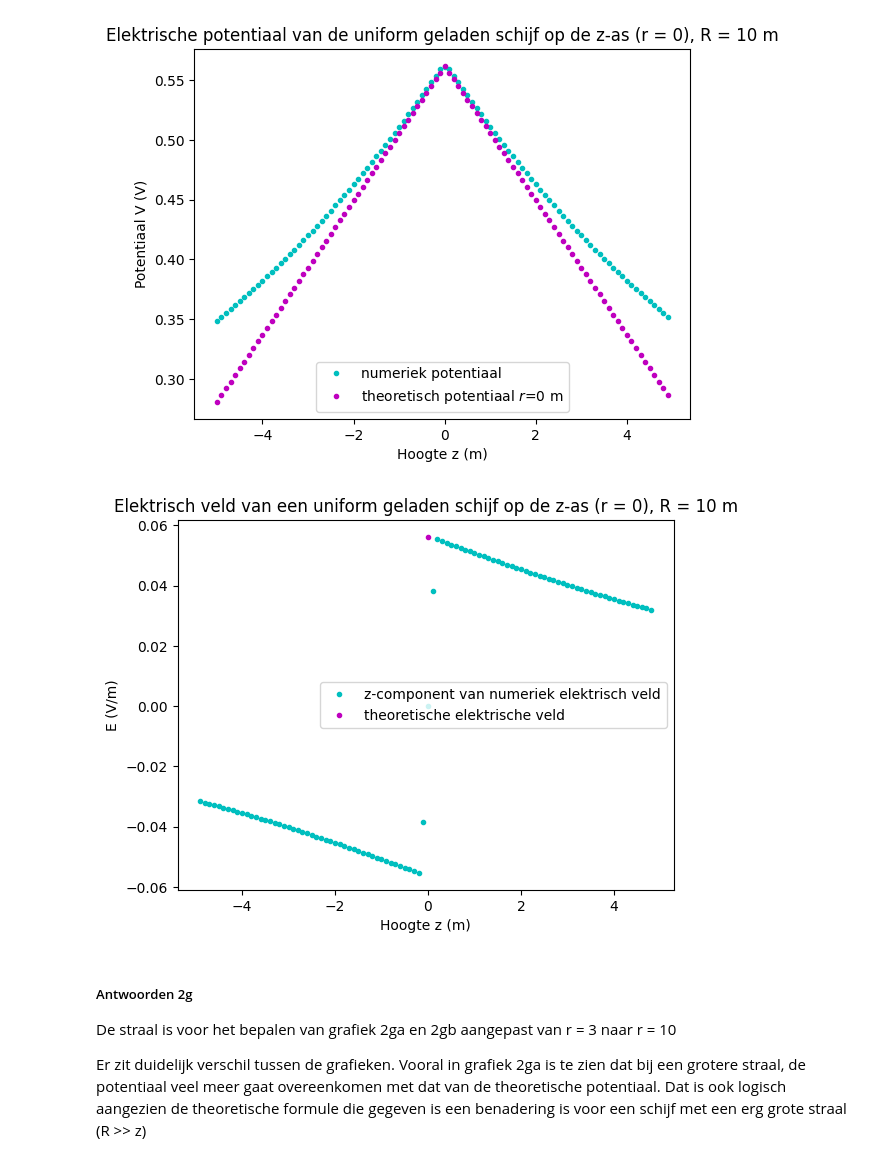
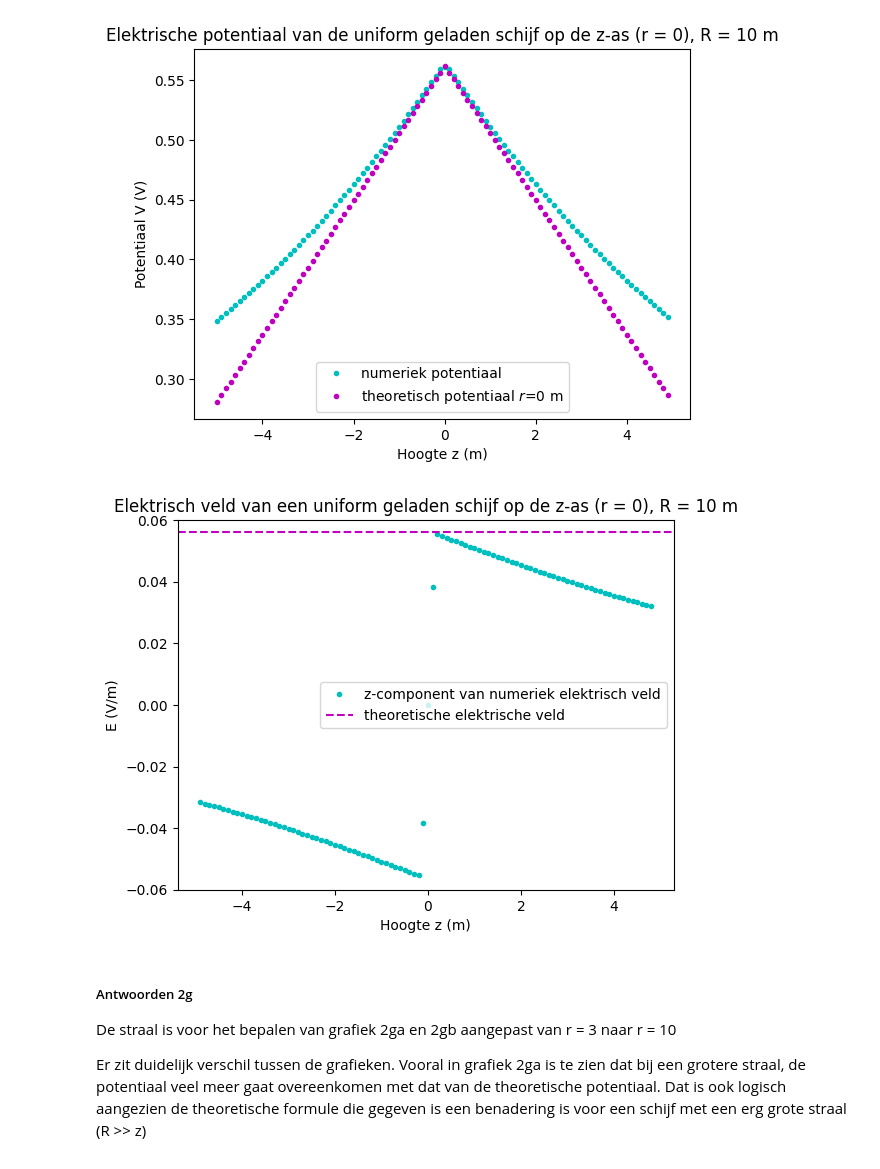
Before and after one commit to korne-Hoendervangers/opdrachten-DEF-D-KorneHoendervangers, a Jupyter notebook: DigitaleOntwerpopdrachten/1CondensatorOpdracht/CondensatorOntwerpopdracht.ipynb, the cells around one changed output. Cells and saved outputs as stored; diff of their text form; code cells hidden in the pictures.

```diff
--- a/DigitaleOntwerpopdrachten/1CondensatorOpdracht/CondensatorOntwerpopdracht.ipynb
+++ b/DigitaleOntwerpopdrachten/1CondensatorOpdracht/CondensatorOntwerpopdracht.ipynb
@@ -391,19 +392,20 @@ plt.show()
 # %%
 # Retake vraag 2e
 
 Etheor = sigma / (2*epsilon0)
 
 plt.figure()
 plt.title(f"Elektrisch veld van een uniform geladen schijf op de z-as (r = 0), R = 10 m")
 plt.plot(z_for_E, Ez[:,idx_r_zero], "c.", label="z-component van numeriek elektrisch veld") #De array wordt op dezelfde manier geslicet zoals hierboven
-plt.plot(Etheor, "m.", label="theoretische elektrische veld")
+plt.axhline(Etheor, c = "m", linestyle = 'dashed', label="theoretische elektrische veld")
 plt.legend()
 plt.xlabel("Hoogte z (m)")
 plt.ylabel("E (V/m)")
+plt.ylim(-0.06, 0.06)
 plt.savefig("vraag 2gb")
 plt.show()
 # %% [output]
-[figure, old version]
+[figure, new version]
 # %% [markdown]
 ##### Antwoorden 2g
 
```
Also changed, not shown: parts of 6 cells of this notebook, 2 other files.
